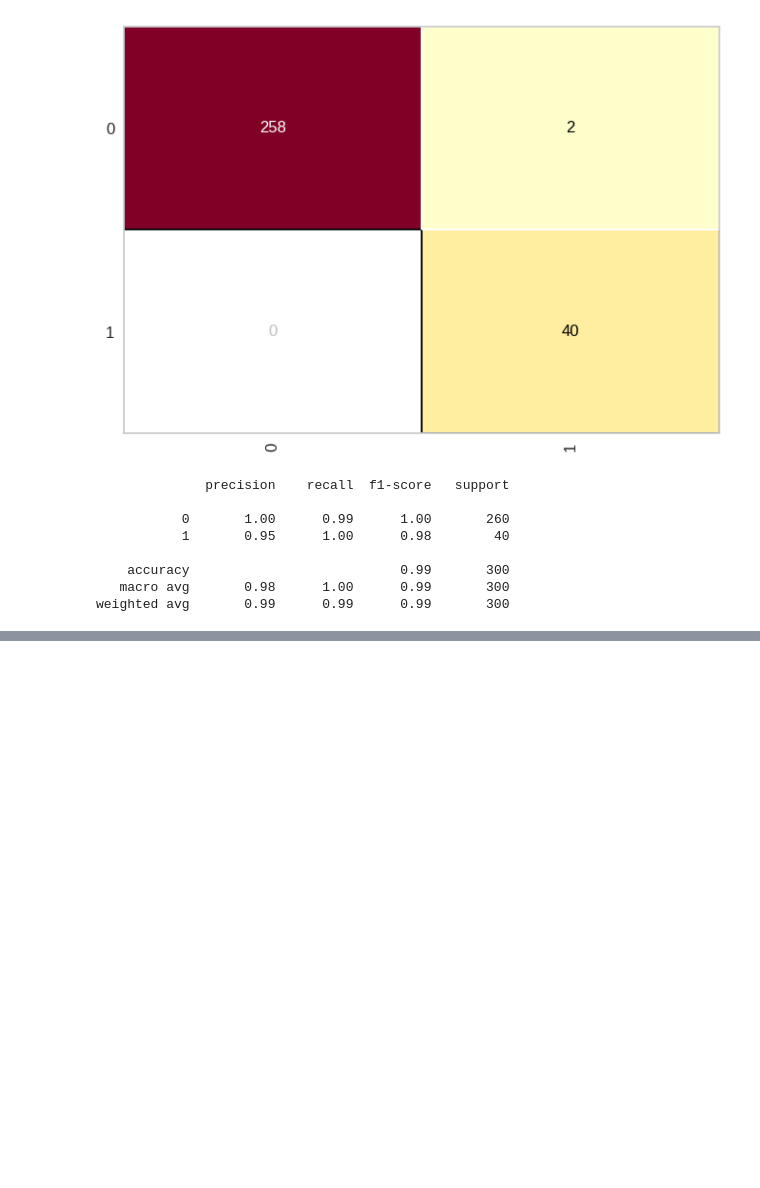
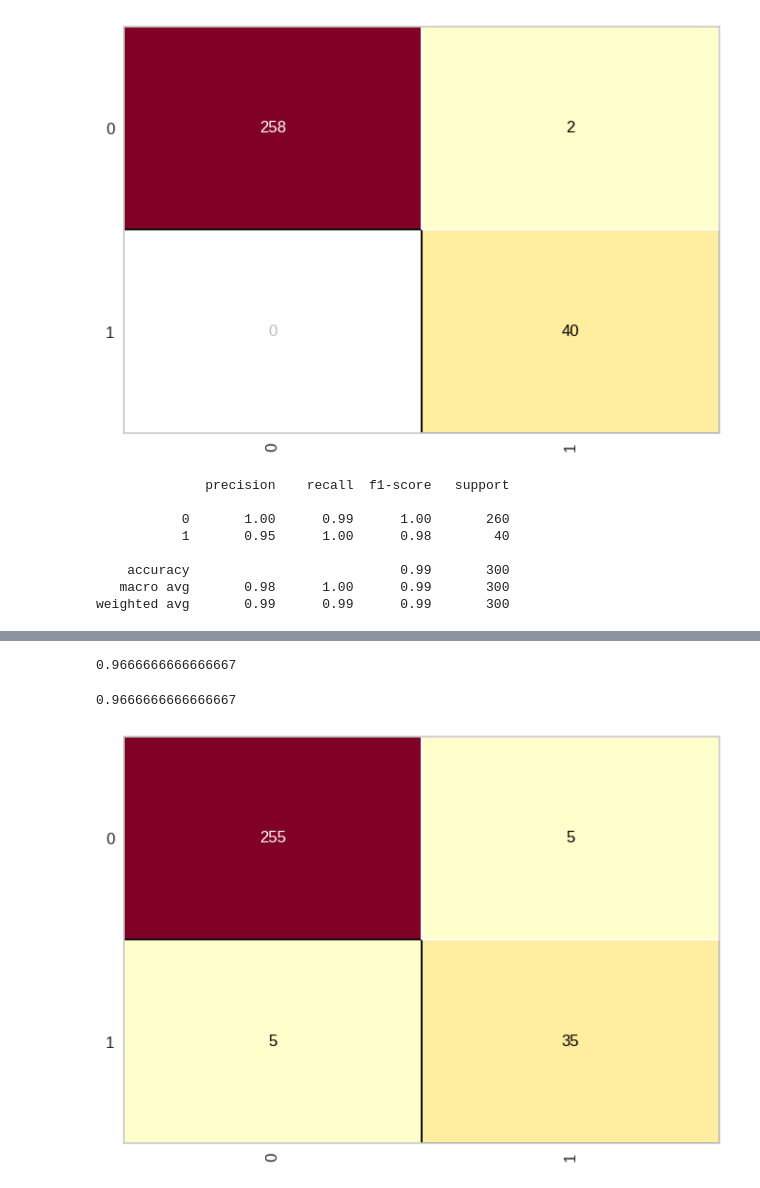
Before and after one commit to VictorHugoTesti/-am-t4-s1a2026, a Jupyter notebook: MultiNeuralCredit0609.ipynb, the cells around one changed output, grey strips where cells are left out. Drawn from its saved outputs; the diff is of its cells as text; code cells hidden in the pictures; blank space fills up the shorter version.

```diff
--- a/MultiNeuralCredit0609.ipynb
+++ b/MultiNeuralCredit0609.ipynb
@@ -141,0 +205,5 @@ weighted avg       0.99      0.99      0.99       300
+# %%
+redeneural_credit = MLPClassifier(verbose=True, max_iter=1000,
+                                  tol=0.001, solver='adam',
+                                  hidden_layer_sizes=(100), activation='relu')
+redeneural_credit.fit(X_credit_treinamento, Y_credit_treinamento)
@@ -141,0 +251,11 @@ weighted avg       0.99      0.99      0.99       300
+# %%
+accuracy_score(Y_credit_teste, previsores_redeneural)
+# %% [output]
+0.9666666666666667
+# %%
+rm_credit = ConfusionMatrix(redeneural_credit)
+rm_credit.fit(X_credit_treinamento, Y_credit_treinamento)
+rm_credit.score(X_credit_teste, Y_credit_teste)
+# %% [output]
+0.9666666666666667
+[figure, added]
```
Also changed, not shown: parts of 15 cells of this notebook.
